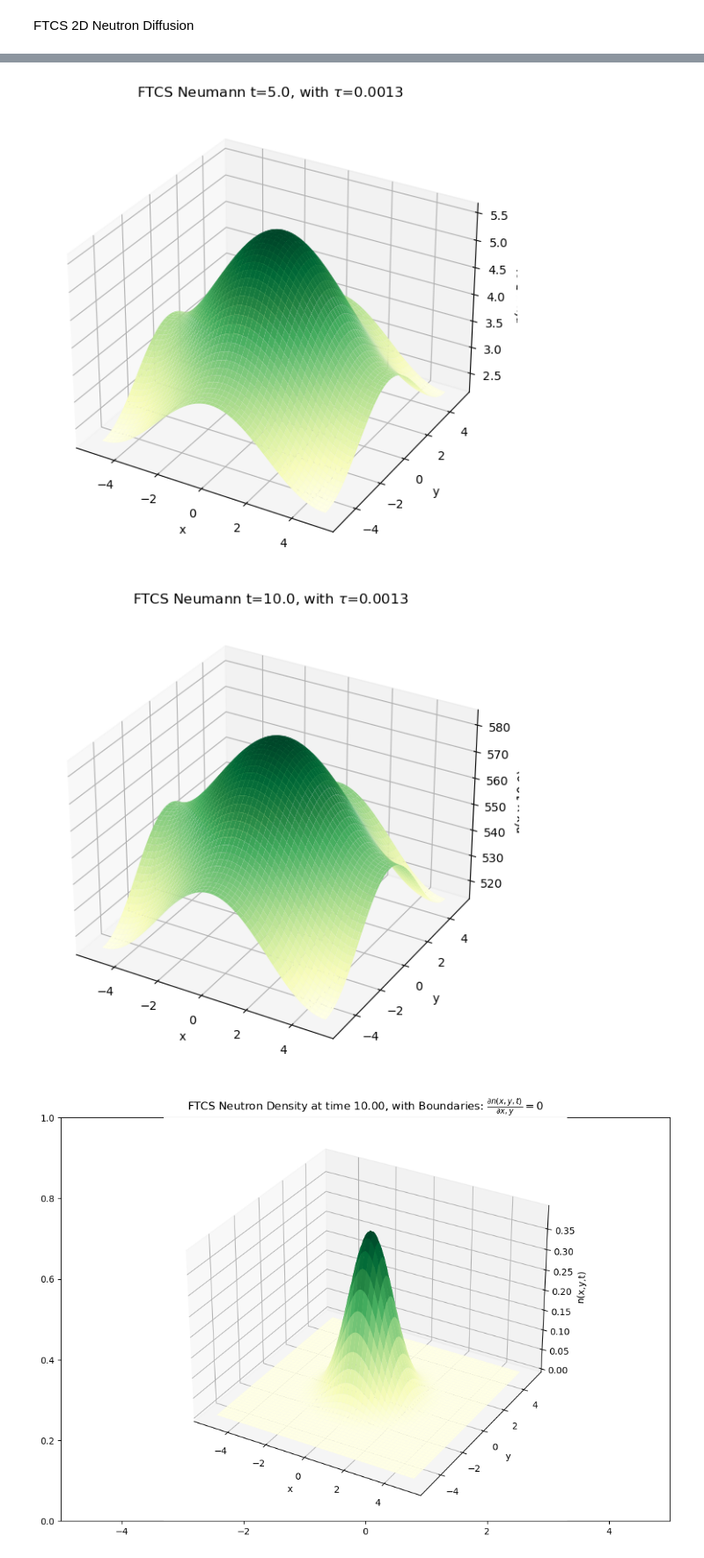
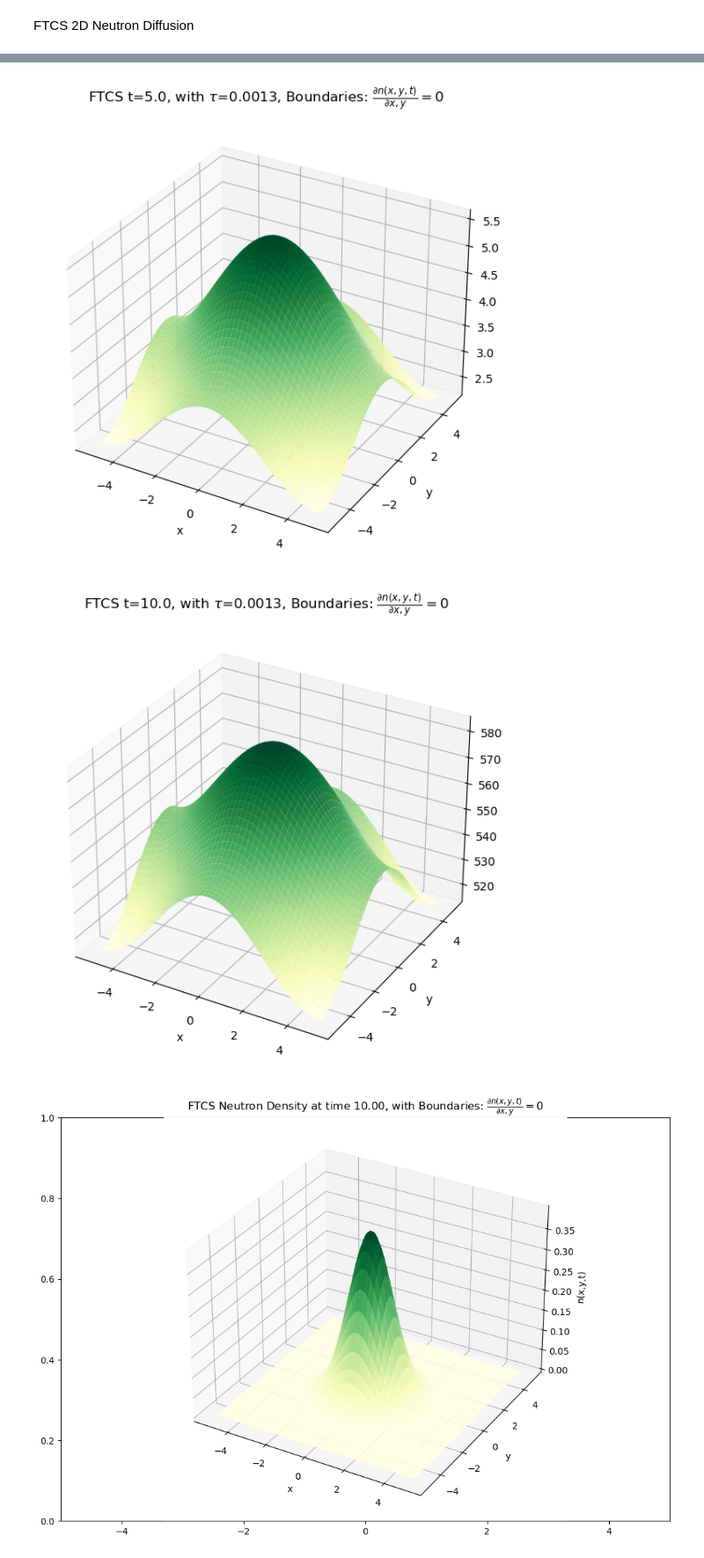
Before and after one commit to LordofDorknes/ProfHurst_PHYS240_Sp23, a Jupyter notebook: Newby/Project/Newby_Robin_Neutron_Diffusion.ipynb, the cells around one changed output, grey strips where cells are left out. Shown at 88% size. Drawn from its saved outputs; the diff is of its cells as text; code cells hidden in the pictures.

```diff
--- a/Newby/Project/Newby_Robin_Neutron_Diffusion.ipynb
+++ b/Newby/Project/Newby_Robin_Neutron_Diffusion.ipynb
@@ -144,18 +144,18 @@ for sampleTime in sampletimes:
     t_slice_index=np.argmin(np.abs(t-sampleTime))
 
     timeslice=t[t_slice_index]
-    fig = plt.figure(figsize=(7,7))
+    fig = plt.figure(figsize=(7,10))
     ax = fig.add_subplot(projection='3d')
     xp, yp = np.meshgrid(x, y)
 
     ax.plot_surface(xp, yp, evolution[:,:,t_slice_index], rstride=2, cstride=2, cmap='YlGn')
     ax.set_xlabel('x')
     ax.set_ylabel('y')
-
-    plotitle=f'{schemeName} {safeBoundName} t={timeslice:.1f}, with $\\tau$={tau:.4f}'
+    #ax.set_zlabel(f'n(x,y,{timeslice:.1f})')
+    plotitle=f'{schemeName} t={timeslice:.1f}, with $\\tau$={tau:.4f}, {boundName}'
     ignore=ax.set_title(plotitle)
     #ignore variable captures output that would otherwise get in the way
-    ax.set_zlabel(f'n(x,y,{timeslice:.1f})')
+
 
     plt.savefig(f'plots\\{schemeName}\\{schemeName} tau={tau:.4f} t={timeslice:.1f} {shortBoundName}.png')
 # %% [output]
@@ -165,5 +165,5 @@ for sampleTime in sampletimes:
-[figure, old version]
+[figure, new version]
-[figure, old version]
+[figure, new version]
 # %%
 # ANIMATION CELL
 import os
```
Also changed, not shown: parts of 1 cell of this notebook.
